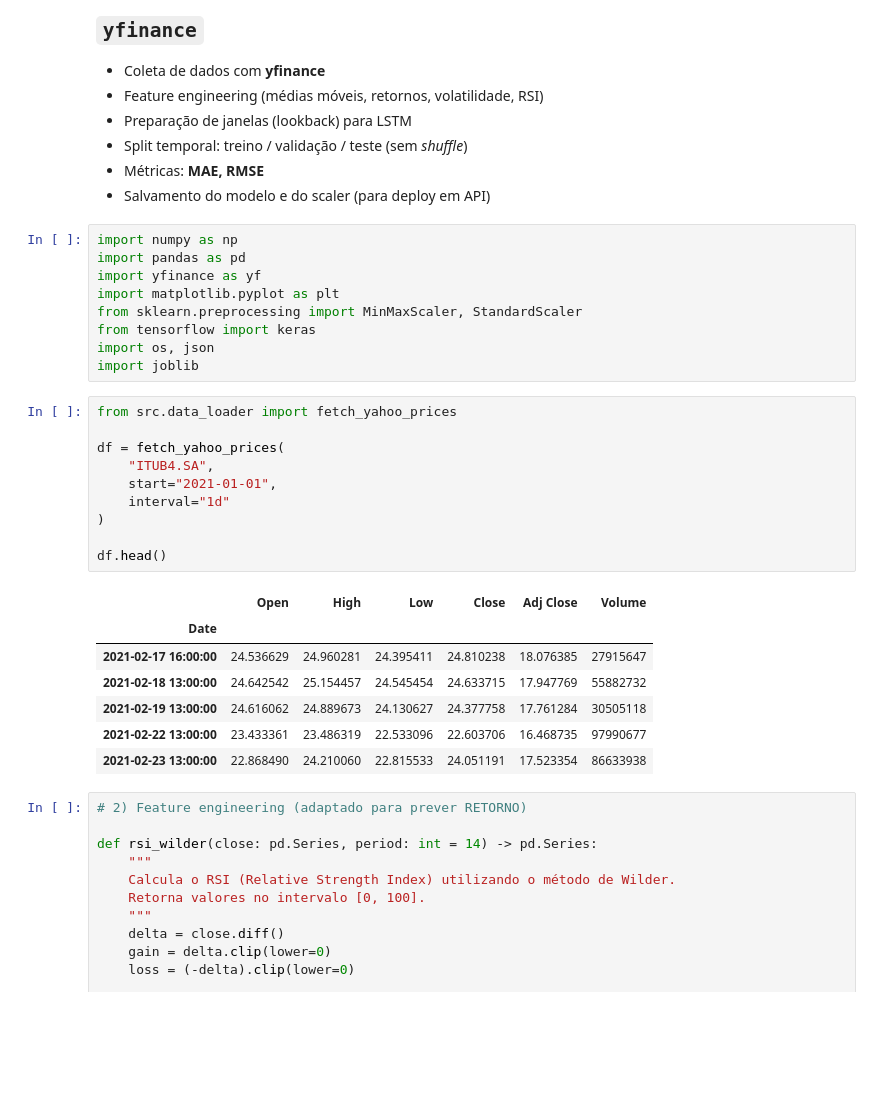
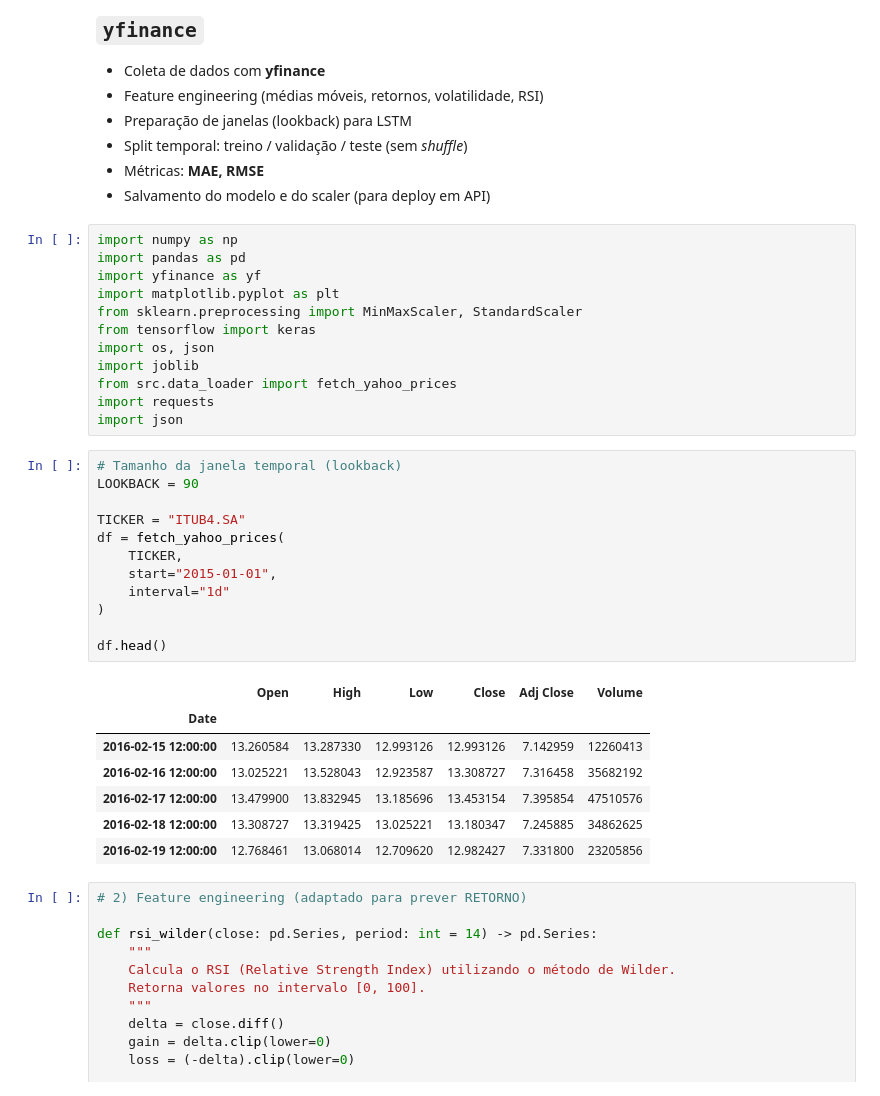
Before and after one commit to paulorics/itub4_api_docker, a Jupyter notebook: Tech_Challenge_Fase4_ITUB4_LSTM-Returns.ipynb, the cells around one changed output. Drawn from its saved outputs; the diff is of its cells as text; blank space fills up the shorter version.

```diff
--- a/Tech_Challenge_Fase4_ITUB4_LSTM-Returns.ipynb
+++ b/Tech_Challenge_Fase4_ITUB4_LSTM-Returns.ipynb
@@ -17,24 +17,29 @@ from sklearn.preprocessing import MinMaxScaler, StandardScaler
 from tensorflow import keras
 import os, json
 import joblib
+from src.data_loader import fetch_yahoo_prices
+import requests
+import json
 # %%
-from src.data_loader import fetch_yahoo_prices
+# Tamanho da janela temporal (lookback)
+LOOKBACK = 90
 
+TICKER = "ITUB4.SA"
 df = fetch_yahoo_prices(
-    "ITUB4.SA",
-    start="2021-01-01",
+    TICKER,
+    start="2015-01-01",
     interval="1d"
 )
 
 df.head()
 # %% [output]
 |  | Open | High | Low | Close | Adj Close | Volume |
 | Date |  |  |  |  |  |  |
-| 2021-02-17 16:00:00 | 24.536629 | 24.960281 | 24.395411 | 24.810238 | 18.076385 | 27915647 |
-| 2021-02-18 13:00:00 | 24.642542 | 25.154457 | 24.545454 | 24.633715 | 17.947769 | 55882732 |
-| 2021-02-19 13:00:00 | 24.616062 | 24.889673 | 24.130627 | 24.377758 | 17.761284 | 30505118 |
-| 2021-02-22 13:00:00 | 23.433361 | 23.486319 | 22.533096 | 22.603706 | 16.468735 | 97990677 |
-| 2021-02-23 13:00:00 | 22.868490 | 24.210060 | 22.815533 | 24.051191 | 17.523354 | 86633938 |
+| 2016-02-15 12:00:00 | 13.260584 | 13.287330 | 12.993126 | 12.993126 | 7.142959 | 12260413 |
+| 2016-02-16 12:00:00 | 13.025221 | 13.528043 | 12.923587 | 13.308727 | 7.316458 | 35682192 |
+| 2016-02-17 12:00:00 | 13.479900 | 13.832945 | 13.185696 | 13.453154 | 7.395854 | 47510576 |
+| 2016-02-18 12:00:00 | 13.308727 | 13.319425 | 13.025221 | 13.180347 | 7.245885 | 34862625 |
+| 2016-02-19 12:00:00 | 12.768461 | 13.068014 | 12.709620 | 12.982427 | 7.331800 | 23205856 |
 # %%
 # 2) Feature engineering (adaptado para prever RETORNO)
 
```
Also changed, not shown: parts of 12 cells of this notebook, 12 other files.
